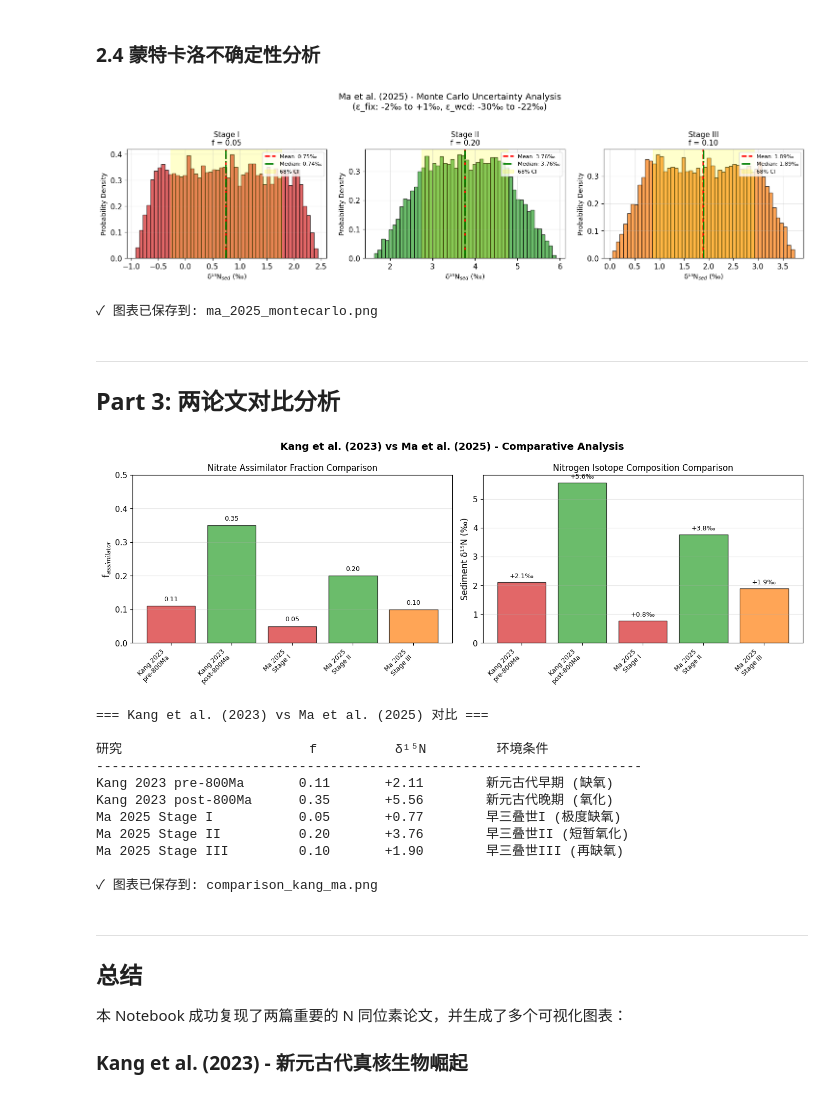
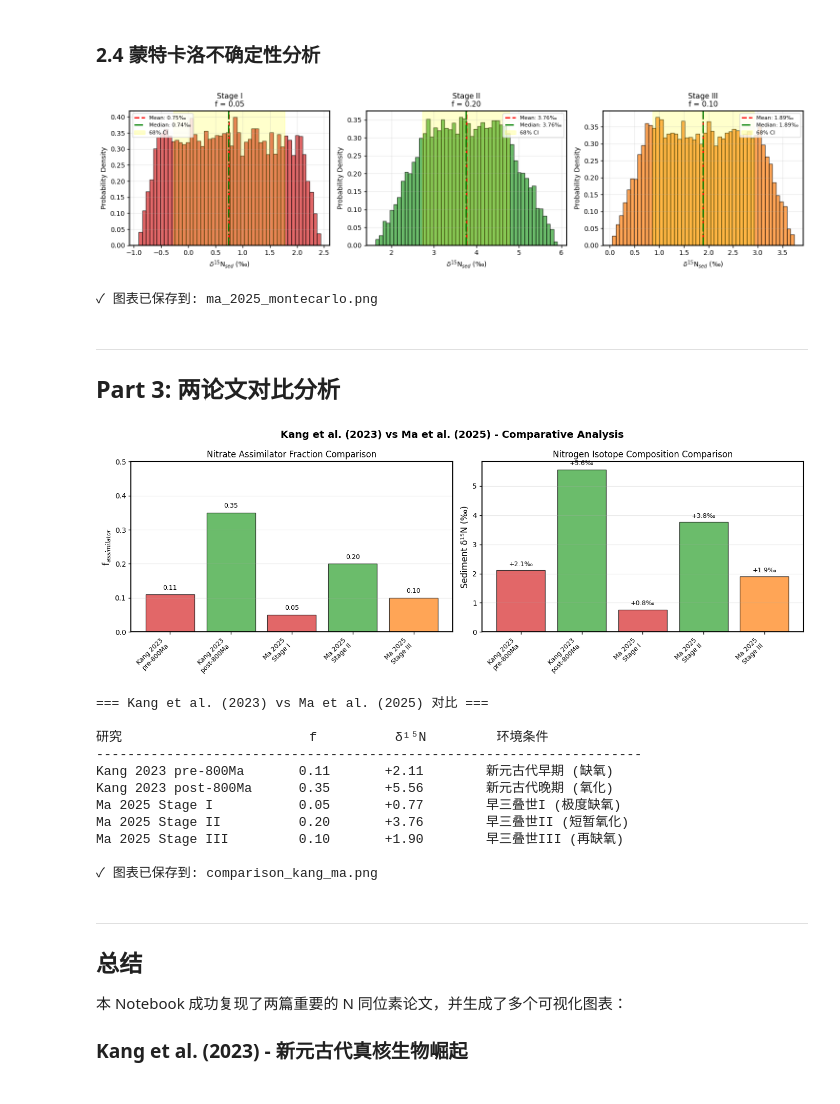
Before and after one commit to KeranLi/Balanced_isotope, a Jupyter notebook: examples/notebooks/02_nitrogen_isotope_reproduction.ipynb, the cells around one changed output. Saved outputs shown, nothing was run; the diff lists cells and outputs as text; code cells hidden in the pictures.

```diff
--- a/examples/notebooks/02_nitrogen_isotope_reproduction.ipynb
+++ b/examples/notebooks/02_nitrogen_isotope_reproduction.ipynb
@@ -34,12 +34,12 @@ from systems.n import NIsotopeSystem, get_scenario_info
 
 # 设置绘图样式
 plt.rcParams['figure.figsize'] = (10, 6)
-plt.rcParams['font.size'] = 11
+plt.rcParams['font.size'] = 10
 
 # 设置边框粗细
-plt.rcParams['axes.linewidth'] = 2.0  # 坐标轴边框
-plt.rcParams['xtick.major.width'] = 2.0  # X轴刻度线
-plt.rcParams['ytick.major.width'] = 2.0  # Y轴刻度线
+plt.rcParams['axes.linewidth'] = 1.5  # 坐标轴边框
+plt.rcParams['xtick.major.width'] = 1.0  # X轴刻度线
+plt.rcParams['ytick.major.width'] = 1.0  # Y轴刻度线
 
 print("✓ 环境准备完成")
 print(f"Numpy version: {np.__version__}")
@@ -451,7 +475,7 @@ fig, ax = plt.subplots(figsize=(7, 5))
 
 # 绘制关系曲线
 ax.plot(curve_triassic['f_assimilator'], curve_triassic['delta15N_sed_mean'],
-        'k-', linewidth=2, alpha=0.5, label='Model curve')
+        'k-', linewidth=1.0, alpha=0.8, label='Model curve')
 
 # 绘制三阶段范围
 for stage in stage_data:
@@ -464,21 +488,21 @@ for stage in stage_data:
 
     # 标记中心点
     ax.plot(stage['f_mean'], stage['delta_mean'], 'o',
-            color=stage['color'], markersize=15,
+            color=stage['color'], markersize=12,
             label=f"{stage['name']}: f={stage['f_mean']:.2f}, δ¹⁵N={stage['delta_mean']:.1f}‰")
 
 ax.set_xlabel('Nitrate Assimilator Fraction (f$_{assimilator}$)', fontsize=12)
 ax.set_ylabel('Sediment δ¹⁵N (‰)', fontsize=12)
-ax.set_title('Ma et al. (2025) - Early Triassic Three-Stage Model\n' +
-             'Nitrate Availability Evolution', fontsize=13)
+#ax.set_title('Ma et al. (2025) - Early Triassic Three-Stage Model\n' +
+             #'Nitrate Availability Evolution', fontsize=13)
 ax.legend(loc='lower right', fontsize=9)
 ax.grid(True, alpha=0.3)
 ax.set_xlim(0, 0.35)
 ax.set_ylim(-1, 6)
 
 plt.tight_layout()
-plt.savefig('ma_2025_stages.png', dpi=300, bbox_inches='tight')
+plt.savefig('./output/ma_2025_stages.png', dpi=300, bbox_inches='tight')
 plt.show()
 
-print("\n✓ 图表已保存到: ma_2025_stages.png")
+print("\n✓ 图表已保存到: ./output/ma_2025_stages.png")
 # %% [output]
@@ -590,40 +618,40 @@ colors = ['#d62728', '#2ca02c', '#ff7f0e']
 for idx, (result, color) in enumerate(zip(mc_results_list, colors)):
     ax = axes[idx]
     samples = result['samples']
     stage = result['stage']
     f = result['f']
 
     ax.hist(samples, bins=50, density=True, alpha=0.7,
             color=color, edgecolor='black')
 
     # 标记统计量
     mean_val = np.mean(samples)
     median_val = np.median(samples)
     ci68 = (np.percentile(samples, 16), np.percentile(samples, 84))
 
     ax.axvline(mean_val, color='red', linestyle='--', linewidth=2,
                label=f'Mean: {mean_val:.2f}‰')
     ax.axvline(median_val, color='green', linestyle='-.', linewidth=2,
                label=f'Median: {median_val:.2f}‰')
     ax.axvspan(ci68[0], ci68[1], alpha=0.2, color='yellow',
                label=f'68% CI')
 
     ax.set_title(f'{stage}\nf = {f:.2f}', fontsize=11)
-    ax.set_xlabel('δ¹⁵N$_{sed}$ (‰)', fontsize=10)
+    ax.set_xlabel('$\delta^{15}$N$_{sed}$ (‰)', fontsize=10)
     ax.set_ylabel('Probability Density', fontsize=10)
     ax.legend(fontsize=8)
     ax.grid(True, alpha=0.3)
 
-plt.suptitle('Ma et al. (2025) - Monte Carlo Uncertainty Analysis\n' +
-             '(ε_fix: -2‰ to +1‰, ε_wcd: -30‰ to -22‰)',
-             fontsize=13, y=1.02)
+#plt.suptitle('Ma et al. (2025) - Monte Carlo Uncertainty Analysis\n' +
+             #'(ε_fix: -2‰ to +1‰, ε_wcd: -30‰ to -22‰)',
+             #fontsize=13, y=1.02)
 plt.tight_layout()
-plt.savefig('ma_2025_montecarlo.png', dpi=300, bbox_inches='tight')
+plt.savefig('./output/ma_2025_montecarlo.png', dpi=300, bbox_inches='tight')
 plt.show()
 
-print("\n✓ 图表已保存到: ma_2025_montecarlo.png")
+print("\n✓ 图表已保存到: ./output/ma_2025_montecarlo.png")
 # %% [output]
-[figure, old version]
+[figure, new version]
 ✓ 图表已保存到: ma_2025_montecarlo.png
 # %% [markdown]
 ---
@@ -686,7 +714,7 @@ for bar, delta in zip(bars2, deltas):
 plt.suptitle('Kang et al. (2023) vs Ma et al. (2025) - Comparative Analysis',
              fontsize=14, fontweight='bold')
 plt.tight_layout()
-plt.savefig('comparison_kang_ma.png', dpi=300, bbox_inches='tight')
+plt.savefig('./output/comparison_kang_ma.png', dpi=300, bbox_inches='tight')
 plt.show()
 
 print("\n=== Kang et al. (2023) vs Ma et al. (2025) 对比 ===\n")
@@ -697,9 +725,9 @@ for name, _, f, condition in comparison_data:
     delta = n_neoproterozoic.forward_model(f) if 'Kang' in name else n_triassic.forward_model(f)
     print(f"{name.replace(chr(10), ' '):<25} {f:<10.2f} {delta:<+12.2f} {condition.replace(chr(10), ' ')}")
 
-print("\n✓ 图表已保存到: comparison_kang_ma.png")
+print("\n✓ 图表已保存到: ./output/comparison_kang_ma.png")
 # %% [output]
-[figure, old version]
+[figure, new version]
 === Kang et al. (2023) vs Ma et al. (2025) 对比 ===
 
 研究                        f          δ¹⁵N         环境条件
```
Also changed, not shown: parts of 9 cells of this notebook, 31 other files.
